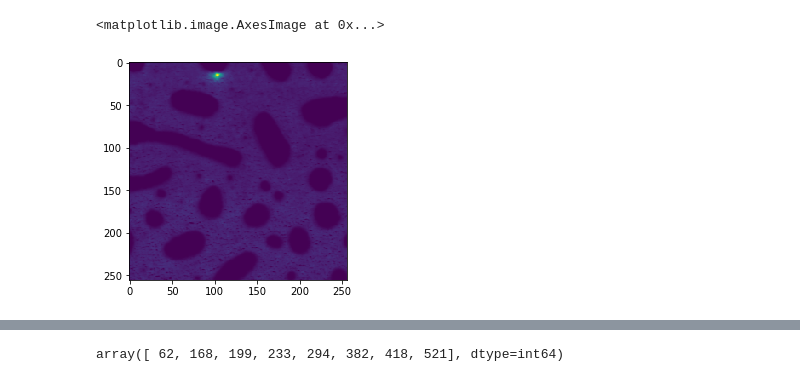
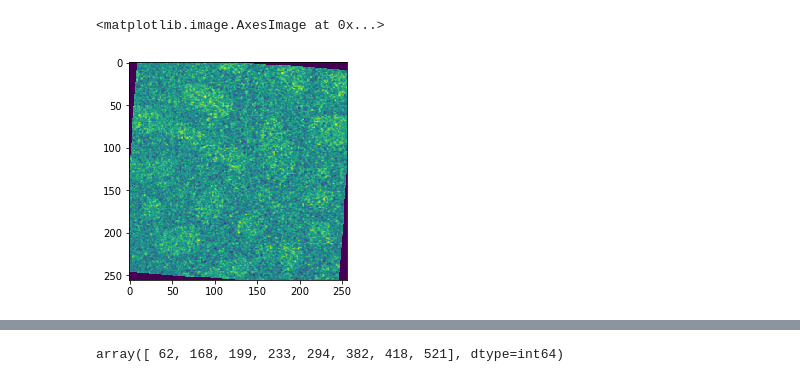
Before and after one commit to kongjy/hyperAFM, a Jupyter notebook: Notebooks/PCAandMLRonPolymers.ipynb, the cells around one changed output, grey strips where cells are left out. Drawn from its saved outputs; the diff is of its cells as text; code cells hidden in the pictures.

Commit message:
testing out image alignment code. it mostly works, but probably can be improved.

```diff
--- a/Notebooks/PCAandMLRonPolymers.ipynb
+++ b/Notebooks/PCAandMLRonPolymers.ipynb
@@ -39,7 +54,9 @@ cAFMimage = load_ibw('./../../Desktop/20170724_0725_0726_PMMAP3HT_cAFM/cAFM3_000
 cAFM = cAFMimage[:,:,3]
 cAFMlist = cAFM.reshape((65536, 1))
+# %%
+hyperrot=rot(hyper, deg=-4)
 # %%
-plt.imshow(cAFM)
+plt.imshow(hyperrot[:,:,237])
 # %% [output]
 <matplotlib.image.AxesImage at 0x...>
-[figure, old version]
+[figure, new version]
```
Also changed, not shown: parts of 5 cells of this notebook.
